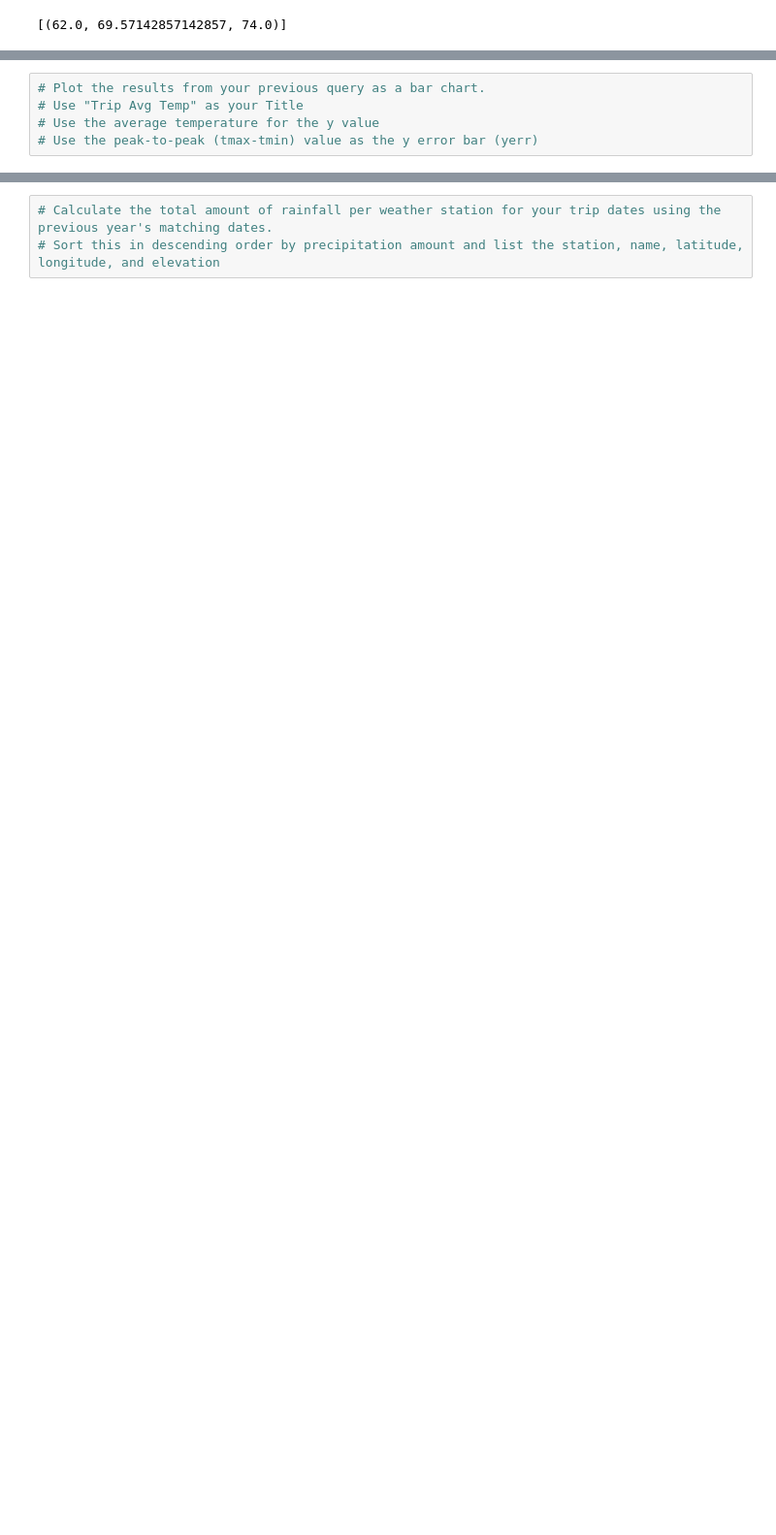
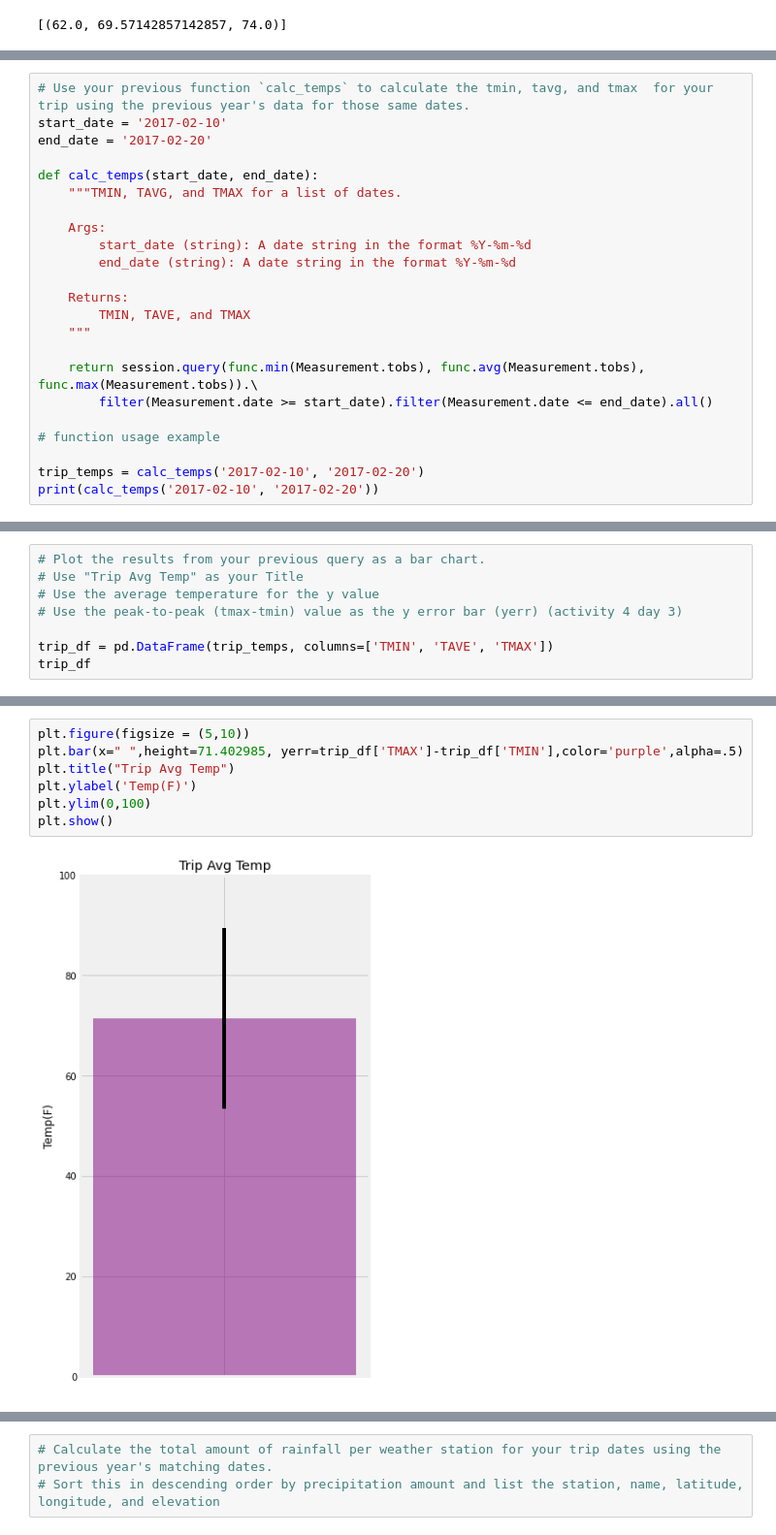
Before and after one commit to JeniLam/SQLAlchemy_Challenge, a Jupyter notebook: climate_starter.ipynb, the cells around one changed output, grey strips where cells are left out. Shown at 97% size. Saved outputs shown, nothing was run; the diff lists cells and outputs as text; blank space fills up the shorter version.

Commit message:
Adds Temp Analysis 2

```diff
--- a/climate_starter.ipynb
+++ b/climate_starter.ipynb
@@ -320,0 +320,23 @@ print(calc_temps('2012-02-28', '2012-03-05'))
+# %%
+# Use your previous function `calc_temps` to calculate the tmin, tavg, and tmax  for your trip using the previous year's data for those same dates.
+start_date = '2017-02-10'
+end_date = '2017-02-20'
+
+def calc_temps(start_date, end_date):
+    """TMIN, TAVG, and TMAX for a list of dates.
+
+    Args:
+        start_date (string): A date string in the format %Y-%m-%d
+        end_date (string): A date string in the format %Y-%m-%d
+
+    Returns:
+        TMIN, TAVE, and TMAX
+    """
+
+    return session.query(func.min(Measurement.tobs), func.avg(Measurement.tobs), func.max(Measurement.tobs)).\
+        filter(Measurement.date >= start_date).filter(Measurement.date <= end_date).all()
+
+# function usage example
+
+trip_temps = calc_temps('2017-02-10', '2017-02-20')
+print(calc_temps('2017-02-10', '2017-02-20'))
@@ -322,4 +346,7 @@ print(calc_temps('2012-02-28', '2012-03-05'))
 # Plot the results from your previous query as a bar chart.
 # Use "Trip Avg Temp" as your Title
 # Use the average temperature for the y value
-# Use the peak-to-peak (tmax-tmin) value as the y error bar (yerr)
+# Use the peak-to-peak (tmax-tmin) value as the y error bar (yerr) (activity 4 day 3)
+
+trip_df = pd.DataFrame(trip_temps, columns=['TMIN', 'TAVE', 'TMAX'])
+trip_df
@@ -325,0 +356,9 @@ print(calc_temps('2012-02-28', '2012-03-05'))
+# %%
+plt.figure(figsize = (5,10))
+plt.bar(x=" ",height=71.402985, yerr=trip_df['TMAX']-trip_df['TMIN'],color='purple',alpha=.5)
+plt.title("Trip Avg Temp")
+plt.ylabel('Temp(F)')
+plt.ylim(0,100)
+plt.show()
+# %% [output]
+[figure, added]
```
Also changed, not shown: parts of 6 cells of this notebook.
